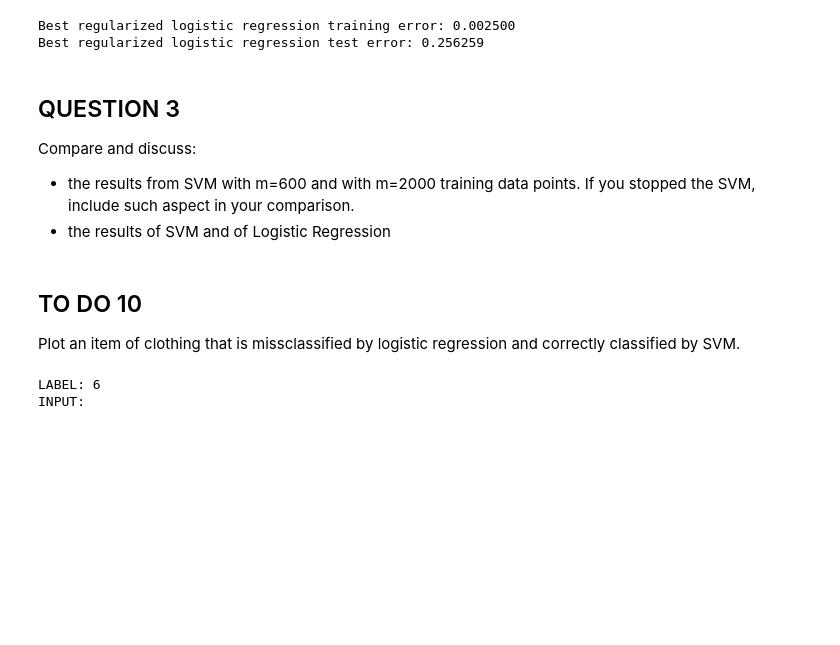
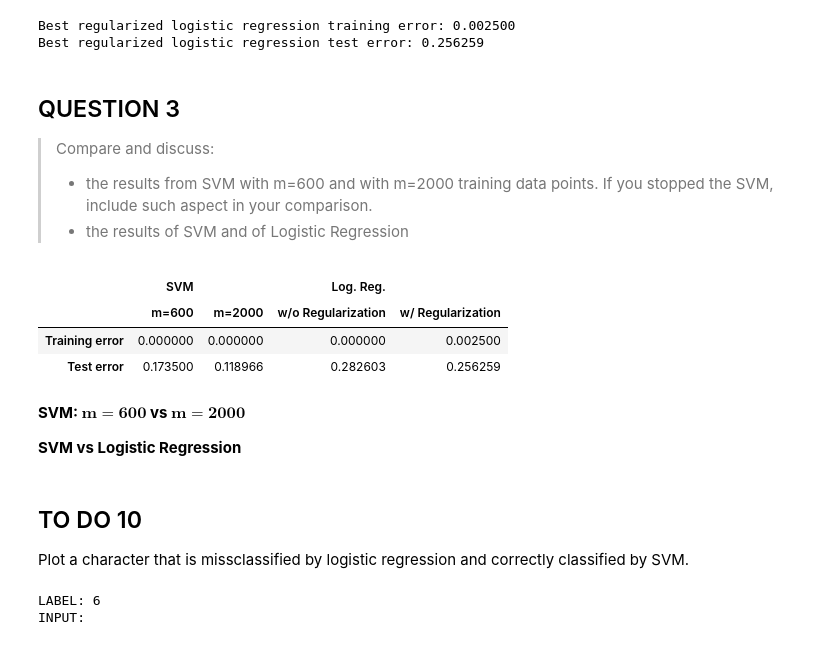
Before and after one commit to NicolaZomer/MachineLearning_Y2122, a Jupyter notebook: lab2/lab2_assignment.ipynb, the cells around one changed output. Cells and saved outputs as stored; diff of their text form; code cells hidden in the pictures; blank space fills up the shorter version.

```diff
--- a/lab2/lab2_assignment.ipynb
+++ b/lab2/lab2_assignment.ipynb
@@ -466,6 +526,8 @@ test_error = 1 - logreg.score(X_test, y_test)
 
 print ("Best logistic regression training error: %f" % training_error)
 print ("Best logistic regression test error: %f" % test_error)
+
+errors_LR= np.array([training_error, test_error])
 # %% [output]
 Best logistic regression training error: 0.000000
 Best logistic regression test error: 0.282603
@@ -480,16 +542,40 @@ test_error = 1 - logreg.score(X_test, y_test)
 
 print ("Best regularized logistic regression training error: %f" % training_error)
 print ("Best regularized logistic regression test error: %f" % test_error)
+
+errors_LR_reg = np.array([training_error, test_error])
 # %% [output]
 Best regularized logistic regression training error: 0.002500
 Best regularized logistic regression test error: 0.256259
 # %% [markdown]
 ## QUESTION 3
-Compare and discuss:
-- the results from SVM with m=600 and with m=2000 training data points. If you stopped the SVM, include such aspect in your comparison.
-- the results of SVM and of Logistic Regression
+> Compare and discuss:
+> - the results from SVM with m=600 and with m=2000 training data points. If you stopped the SVM, include such aspect in your comparison.
+> - the results of SVM and of Logistic Regression
+# %%
+index_arrays = [np.array(['SVM', 'SVM', 'Log. Reg.', 'Log. Reg.']),
+                np.array(['m=600', 'm=2000', 'w/o Regularization', 'w/ Regularization'])]
+errors= np.vstack((errors_SVM_600, errors_SVM_2000, errors_LR, errors_LR_reg)).T
+dataframe = pd.DataFrame(errors, columns=index_arrays, index=['Training error', 'Test error'])
+
+s = dataframe.style
+s.highlight_min(subset = ('Test error',), axis=1, props='color:lightgray; font-weight:bold; background-color:darkblue;')
+s.set_table_styles([
+    {'selector':'th', 'props':'text-align: center; font-weight: bold;'},
+    {'selector':'td', 'props':'text-align: center'},
+], overwrite = False)
+# %% [output]
+|  | SVM |  | Log. Reg. |  |
+|  | m=600 | m=2000 | w/o Regularization | w/ Regularization |
+| Training error | 0.000000 | 0.000000 | 0.000000 | 0.002500 |
+| Test error | 0.173500 | 0.118966 | 0.282603 | 0.256259 |
+# %% [markdown]
+
+**SVM: $\mathbf{m=600}$ vs $\mathbf{m=2000}$**
+
+**SVM vs Logistic Regression**
 # %% [markdown]
 ## TO DO 10
-Plot an item of clothing that is missclassified by logistic regression and correctly classified by SVM.
+Plot a character that is missclassified by logistic regression and correctly classified by SVM.
 # %%
 for sample, label, i in zip(X, y, range(X.shape[0])):
```
Also changed, not shown: parts of 15 cells of this notebook.
